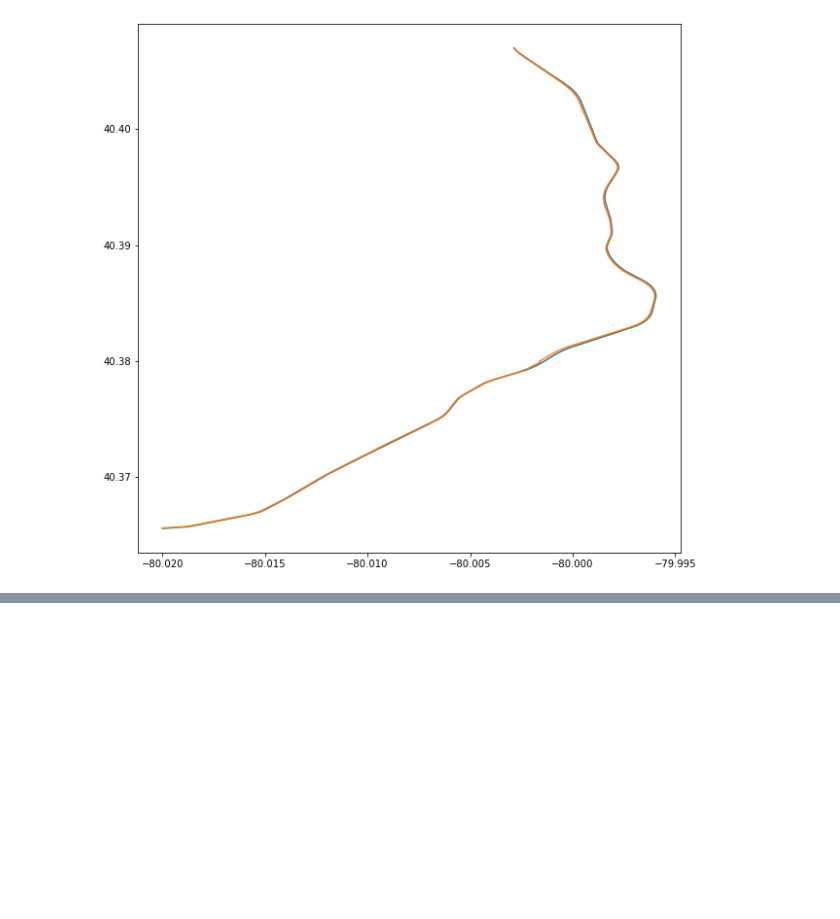
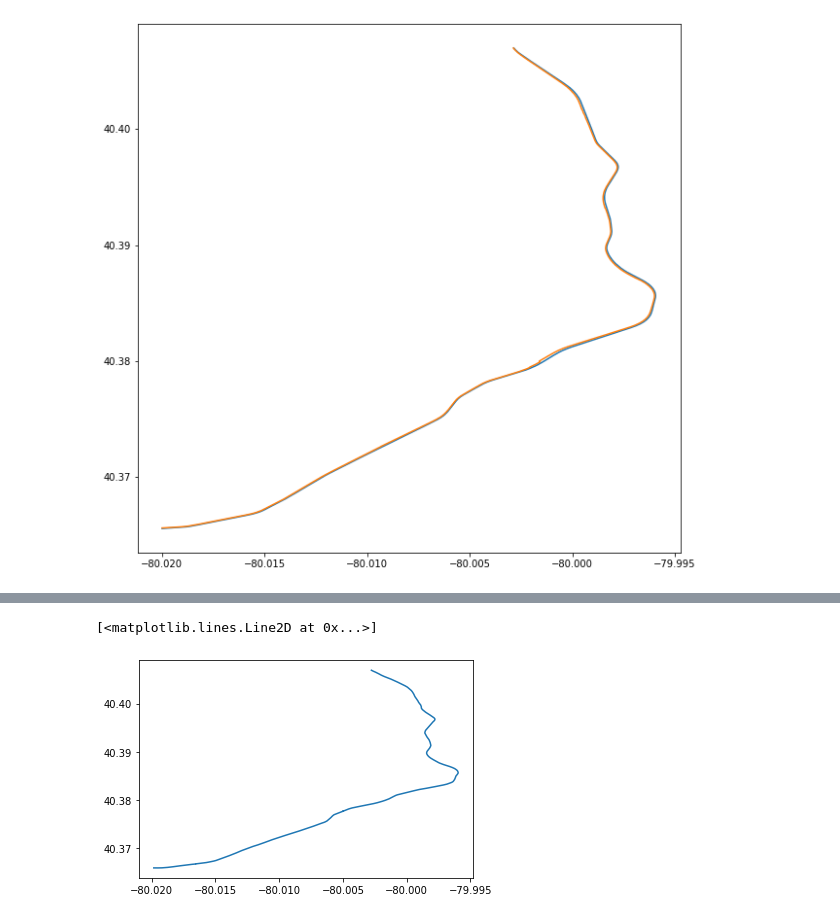
Before and after one commit to lorenzo-trevizani/UFES-monitoracao-diagnostico-maquinas, a Jupyter notebook: analise_exploratoria.ipynb, the cells around one changed output, grey strips where cells are left out. Cells and saved outputs as stored; diff of their text form; code cells hidden in the pictures; blank space fills up the shorter version.

```diff
--- a/analise_exploratoria.ipynb
+++ b/analise_exploratoria.ipynb
@@ -242,5 +245,5 @@ plt.plot(x_out,y_out)
 [<matplotlib.lines.Line2D at 0x...>]
 [figure]
 # %%
-GPS=pd.DataFrame(read_mat(path+df_global.arquivo[4821])['save_var_gps'], columns=['Longitude', 'Latitude', 'Altitude', 'Velocity', 'Time_Stamp'])
-plt.plot(GPS.Longitude,GPS.Latitude)
+#GPS=pd.DataFrame(read_mat(path+df_global.arquivo[4821])['save_var_gps'], columns=['Longitude', 'Latitude', 'Altitude', 'Velocity', 'Time_Stamp'])
+#plt.plot(GPS.Longitude,GPS.Latitude)
@@ -337,6 +319,9 @@ df_global.loc[df_global.accelerometer == -1]
 # %%
 #abrindo um dado de GPS escolhido arbitráriamente
-GPS=pd.DataFrame(read_mat(path+df_global.arquivo[4821])['save_var_gps'], columns=['Longitude', 'Latitude', 'Altitude', 'Velocity', 'Time_Stamp'])
+GPS=pd.DataFrame(read_mat(path+df_global.arquivo[5485])['save_var_gps'], columns=['Longitude', 'Latitude', 'Altitude', 'Velocity', 'Time_Stamp'])
 plt.plot(GPS.Longitude,GPS.Latitude)
+# %% [output]
+[<matplotlib.lines.Line2D at 0x...>]
+[figure, added]
 # %%
 #dado de acelerômetro correspondente ao dado de GPS aberto
```
Also changed, not shown: parts of 41 cells of this notebook.
